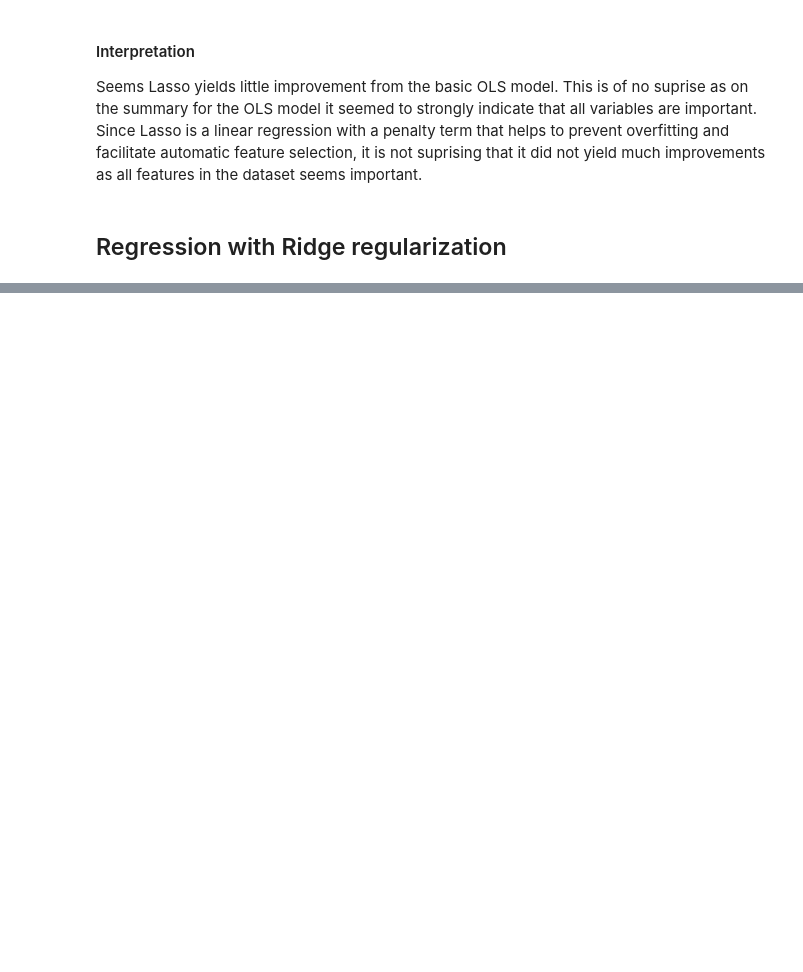
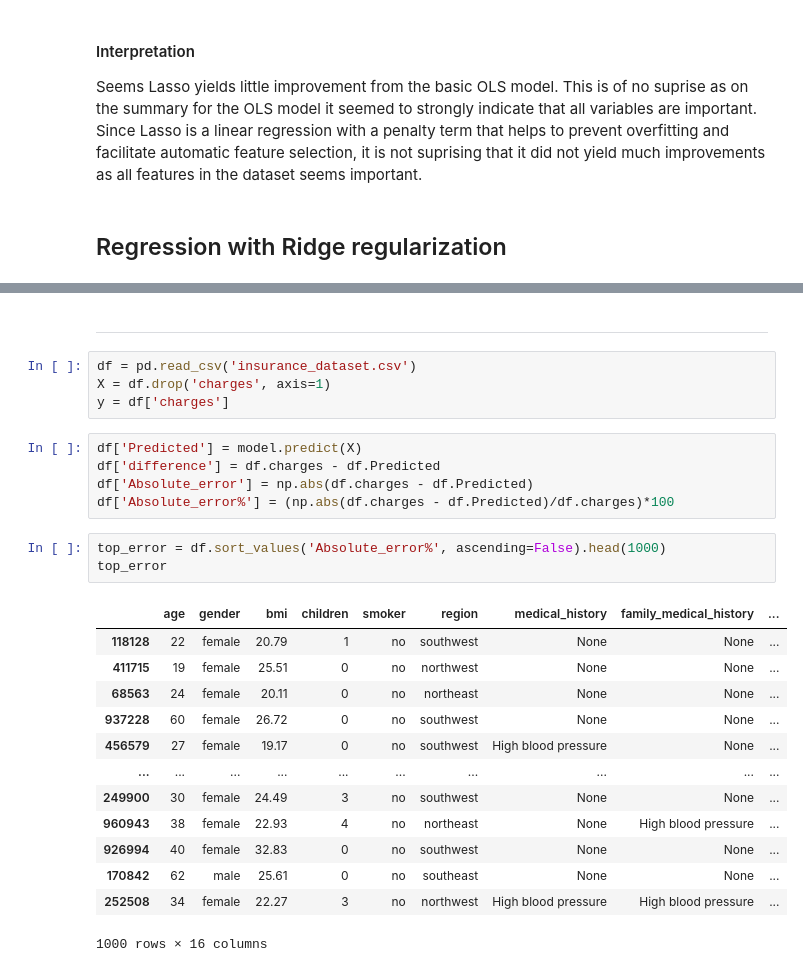
Before and after one commit to s2115214/First-Semester-Projects, a Jupyter notebook: project_curation/present.ipynb, the cells around one changed output, grey strips where cells are left out. Saved outputs shown, nothing was run; the diff lists cells and outputs as text; blank space fills up the shorter version.

```diff
--- a/project_curation/present.ipynb
+++ b/project_curation/present.ipynb
@@ -225 +239,29 @@ Mean Squared Error: 83453.26
 Mean Absolute Percentage Error: 1.62%
+# %% [markdown]
+---------
+# %%
+df = pd.read_csv('insurance_dataset.csv')
+X = df.drop('charges', axis=1)
+y = df['charges']
+# %%
+df['Predicted'] = model.predict(X)
+df['difference'] = df.charges - df.Predicted
+df['Absolute_error'] = np.abs(df.charges - df.Predicted)
+df['Absolute_error%'] = (np.abs(df.charges - df.Predicted)/df.charges)*100
+# %%
+top_error = df.sort_values('Absolute_error%', ascending=False).head(1000)
+top_error
+# %% [output]
+|  | age | gender | bmi | children | smoker | region | medical_history | family_medical_history | ... |
+| 118128 | 22 | female | 20.79 | 1 | no | southwest | None | None | ... |
+| 411715 | 19 | female | 25.51 | 0 | no | northwest | None | None | ... |
+| 68563 | 24 | female | 20.11 | 0 | no | northeast | None | None | ... |
+| 937228 | 60 | female | 26.72 | 0 | no | southwest | None | None | ... |
+| 456579 | 27 | female | 19.17 | 0 | no | southwest | High blood pressure | None | ... |
+| ... | ... | ... | ... | ... | ... | ... | ... | ... | ... |
+| 249900 | 30 | female | 24.49 | 3 | no | southwest | None | None | ... |
+| 960943 | 38 | female | 22.93 | 4 | no | northeast | None | High blood pressure | ... |
+| 926994 | 40 | female | 32.83 | 0 | no | southwest | None | None | ... |
+| 170842 | 62 | male | 25.61 | 0 | no | southeast | None | None | ... |
+| 252508 | 34 | female | 22.27 | 3 | no | northwest | High blood pressure | High blood pressure | ... |
+1000 rows × 16 columns
```
Also changed, not shown: parts of 17 cells of this notebook, 2 other files.
